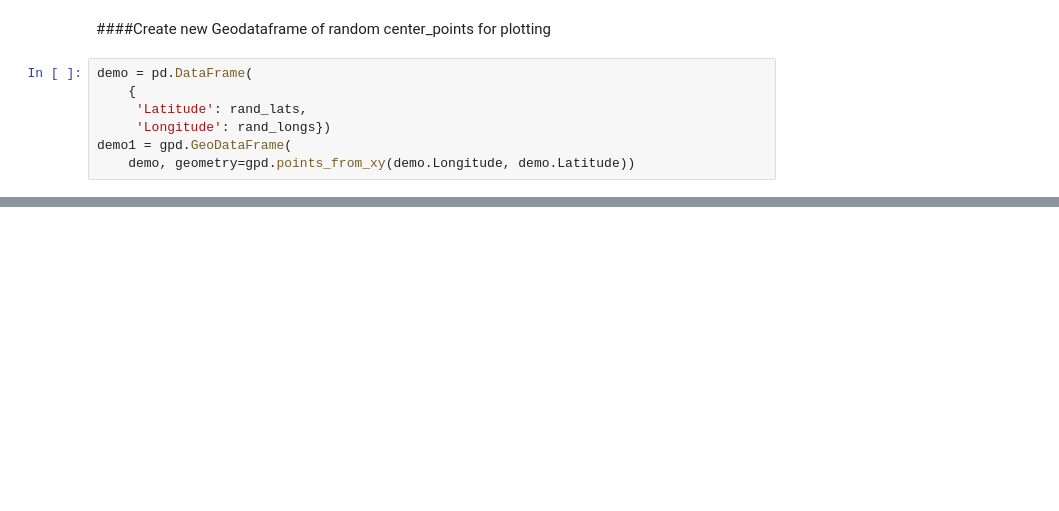
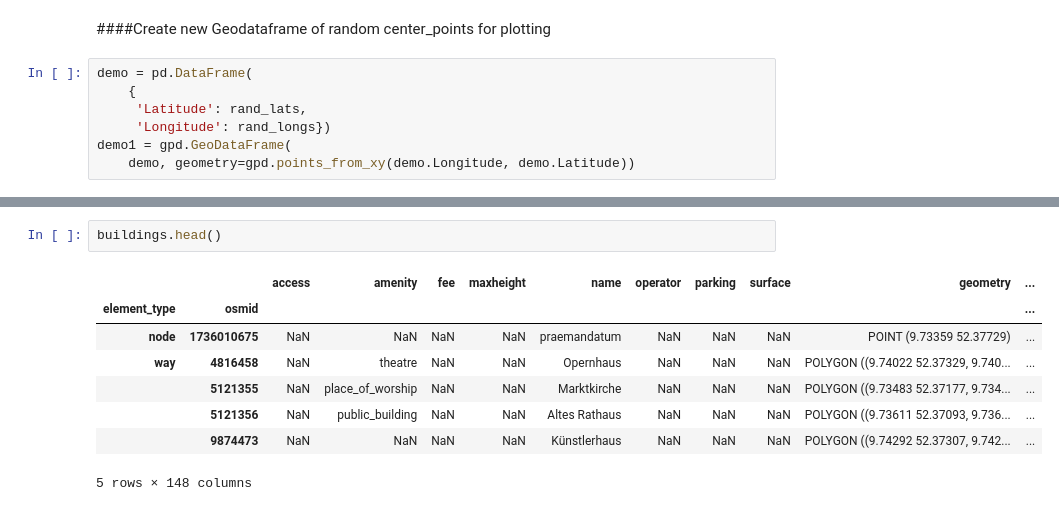
Before and after one commit to ducanhho2296/DeepAmenitySegmentation, a Jupyter notebook: get_geospatial_data.ipynb, the cells around one changed output, grey strips where cells are left out. Cells and saved outputs as stored; diff of their text form; blank space fills up the shorter version.

```diff
--- a/get_geospatial_data.ipynb
+++ b/get_geospatial_data.ipynb
@@ -230,0 +260,11 @@ buildings.within(polygon)
+# %%
+buildings.head()
+# %% [output]
+|  |  | access | amenity | fee | maxheight | name | operator | parking | surface | geometry | ... |
+| element_type | osmid |  |  |  |  |  |  |  |  |  | ... |
+| node | 1736010675 | NaN | NaN | NaN | NaN | praemandatum | NaN | NaN | NaN | POINT (9.73359 52.37729) | ... |
+| way | 4816458 | NaN | theatre | NaN | NaN | Opernhaus | NaN | NaN | NaN | POLYGON ((9.74022 52.37329, 9.740... | ... |
+|  | 5121355 | NaN | place_of_worship | NaN | NaN | Marktkirche | NaN | NaN | NaN | POLYGON ((9.73483 52.37177, 9.734... | ... |
+|  | 5121356 | NaN | public_building | NaN | NaN | Altes Rathaus | NaN | NaN | NaN | POLYGON ((9.73611 52.37093, 9.736... | ... |
+|  | 9874473 | NaN | NaN | NaN | NaN | Künstlerhaus | NaN | NaN | NaN | POLYGON ((9.74292 52.37307, 9.742... | ... |
+5 rows × 148 columns
```
Also changed, not shown: parts of 8 cells of this notebook.
